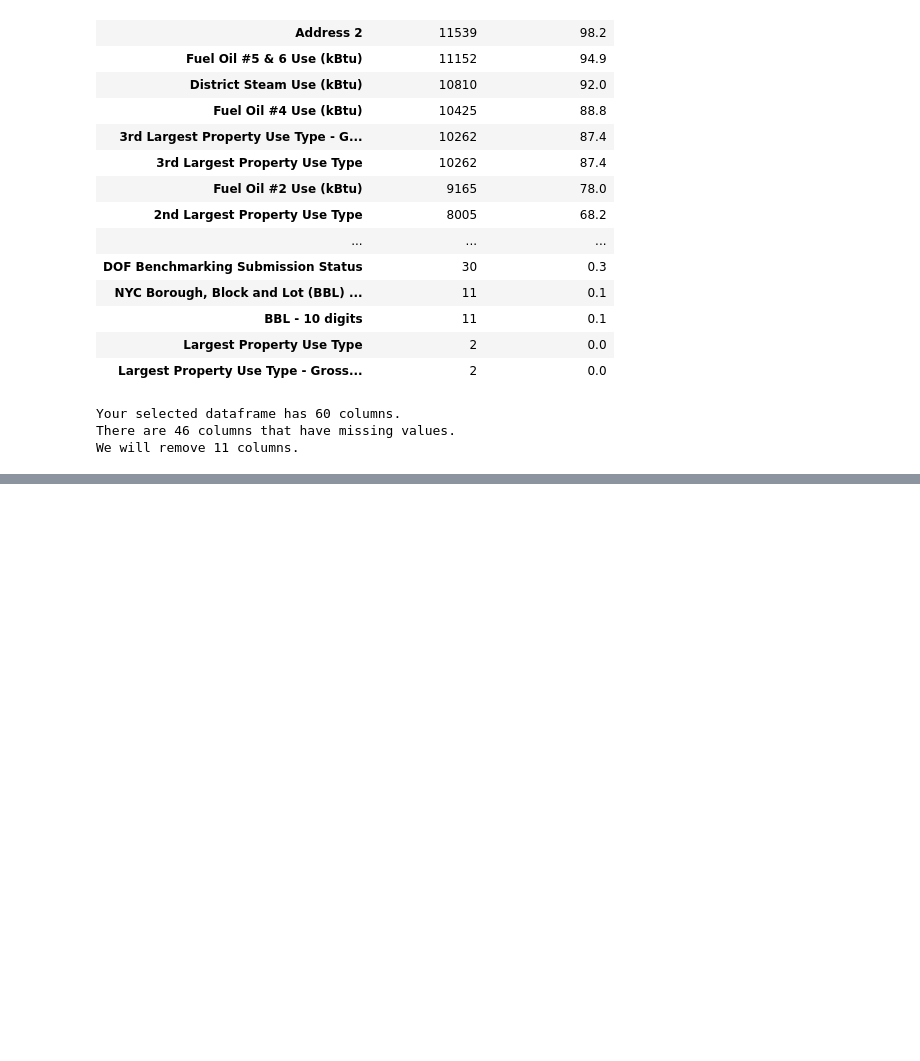
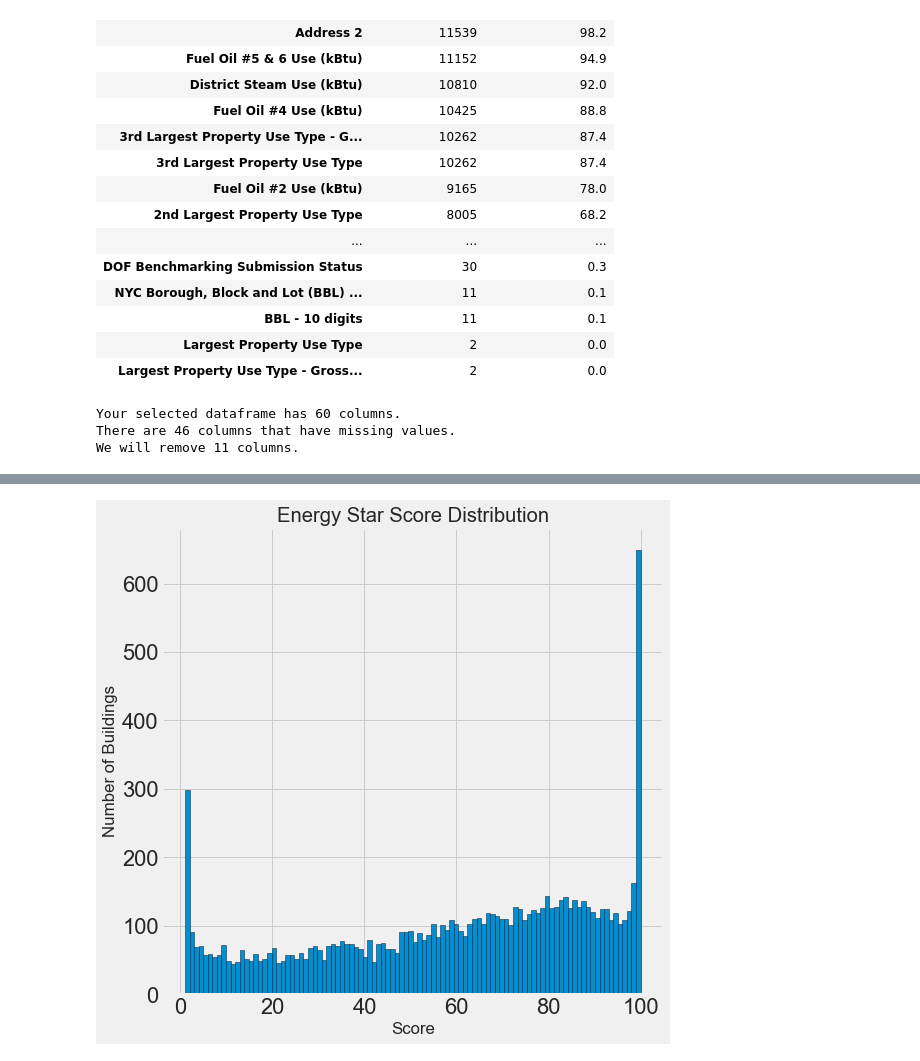
Before and after one commit to ben1234560/AiLearning-Theory-Applying, a Jupyter notebook: 机器学习竞赛实战_优胜解决方案/建筑能源利用率预测/建筑能源利用率预测.ipynb, the cells around one changed output, grey strips where cells are left out. Cells and saved outputs as stored; diff of their text form; code cells hidden in the pictures; blank space fills up the shorter version.

```diff
--- a/机器学习竞赛实战_优胜解决方案/建筑能源利用率预测/建筑能源利用率预测.ipynb
+++ b/机器学习竞赛实战_优胜解决方案/建筑能源利用率预测/建筑能源利用率预测.ipynb
@@ -169,0 +175,14 @@ data = data.drop(columns = list(missing_columns))
+# %%
+figsize(8,8)
+
+# Rename the score
+data = data.rename(columns = {'ENERGY STAR Score':'score'})
+
+# Histogram of the Energy Star Score
+plt.style.use('fivethirtyeight')
+plt.hist(data['score'].dropna(),bins = 100,edgecolor = 'k')
+plt.xlabel('Score')
+plt.ylabel('Number of Buildings')
+plt.title('Energy Star Score Distribution')
+# %% [output]
+[figure, added]
```
Also changed, not shown: parts of 7 cells of this notebook.
